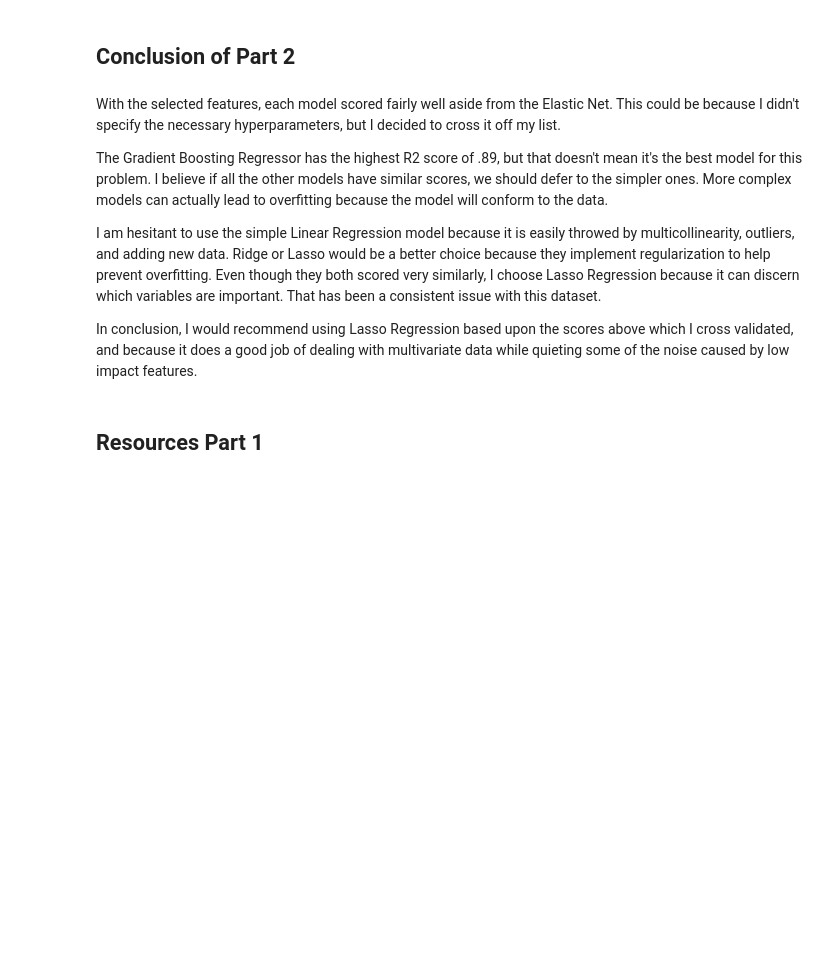
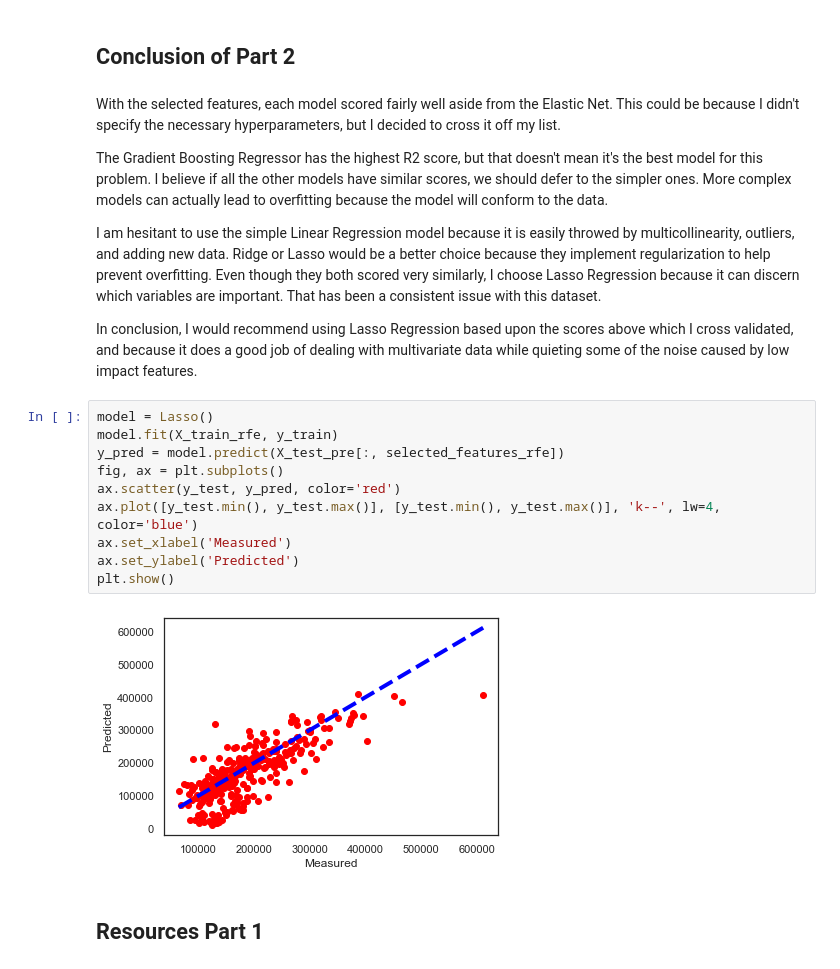
Before and after one commit to ebonnecab/mozilla-ds-project, a Jupyter notebook: analysis.ipynb, the cells around one changed output. Drawn from its saved outputs; the diff is of its cells as text; blank space fills up the shorter version.

Commit message:
added graph for lasso

```diff
--- a/analysis.ipynb
+++ b/analysis.ipynb
@@ -1227,11 +1228,23 @@ ElasticNet(alpha=1.0, copy_X=True, fit_intercept=True, l1_ratio=0.5,
 # %% [markdown]
 With the selected features, each model scored fairly well aside from the Elastic Net. This could be because I didn't specify the necessary hyperparameters, but I decided to cross it off my list.
 
-The Gradient Boosting Regressor has the highest R2 score of .89, but that doesn't mean it's the best model for this problem. I believe if all the other models have similar scores, we should defer to the simpler ones. More complex models can actually lead to overfitting because the model will conform to the data.
+The Gradient Boosting Regressor has the highest R2 score, but that doesn't mean it's the best model for this problem. I believe if all the other models have similar scores, we should defer to the simpler ones. More complex models can actually lead to overfitting because the model will conform to the data.
 
 I am hesitant to use the simple Linear Regression model because it is easily throwed by multicollinearity, outliers, and adding new data. Ridge or Lasso would be a better choice because they implement regularization to help prevent overfitting. Even though they both scored very similarly, I choose Lasso Regression because it can discern which variables are important. That has been a consistent issue with this dataset.
 
 In conclusion, I would recommend using Lasso Regression based upon the scores above which I cross validated, and because it does a good job of dealing with multivariate data while quieting some of the noise caused by low impact features.
+# %%
+model = Lasso()
+model.fit(X_train_rfe, y_train)
+y_pred = model.predict(X_test_pre[:, selected_features_rfe])
+fig, ax = plt.subplots()
+ax.scatter(y_test, y_pred, color='red')
+ax.plot([y_test.min(), y_test.max()], [y_test.min(), y_test.max()], 'k--', lw=4, color='blue')
+ax.set_xlabel('Measured')
+ax.set_ylabel('Predicted')
+plt.show()
+# %% [output]
+[figure, added]
 # %% [markdown]
 ## Resources Part 1
 # %% [markdown]
```
Also changed, not shown: parts of 7 cells of this notebook.
